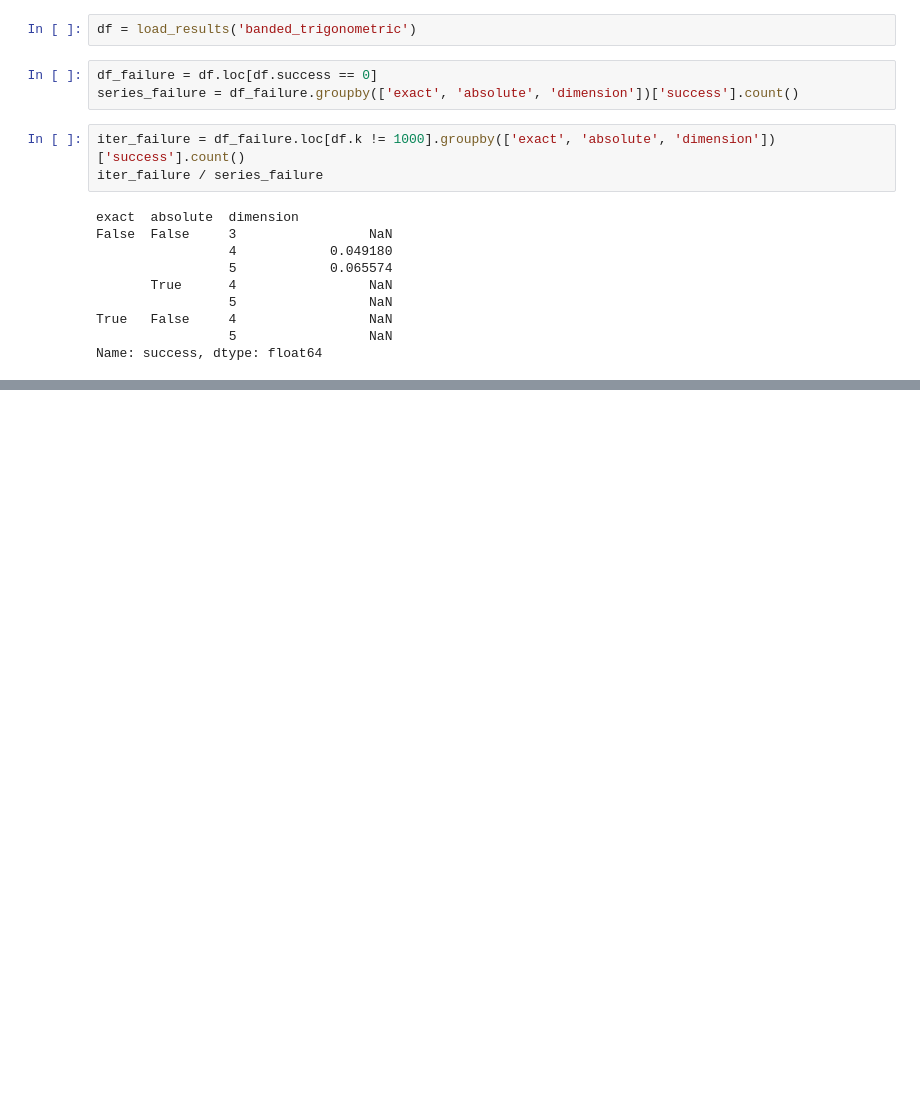
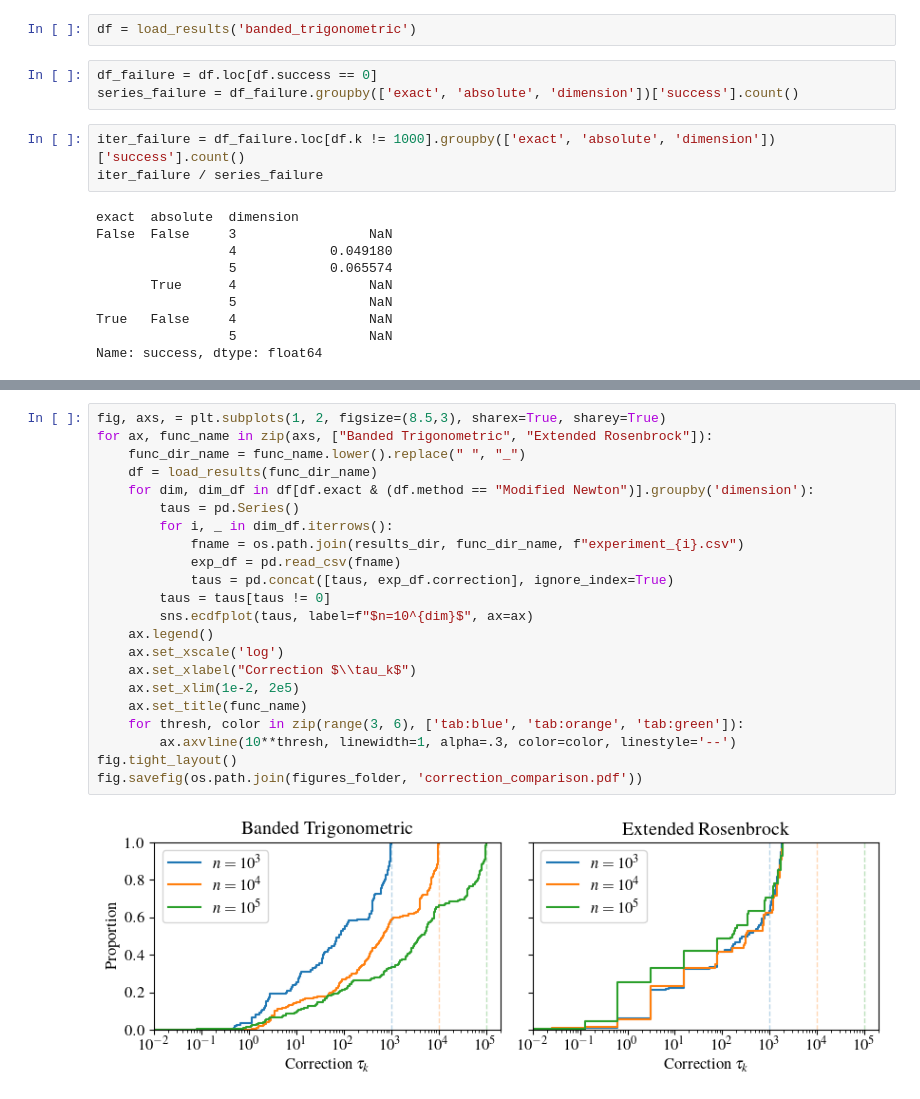
Before and after one commit to aleperlo/NO4LSP-SO-project, a Jupyter notebook: numerical-optimization/notebooks/tables.ipynb, the cells around one changed output, grey strips where cells are left out. Cells and saved outputs as stored; diff of their text form; blank space fills up the shorter version.

Commit message:
Added plots on tau

```diff
--- a/numerical-optimization/notebooks/tables.ipynb
+++ b/numerical-optimization/notebooks/tables.ipynb
@@ -230,0 +240,24 @@ pd.DataFrame([iter_failure, series_failure])
+# %%
+fig, axs, = plt.subplots(1, 2, figsize=(8.5,3), sharex=True, sharey=True)
+for ax, func_name in zip(axs, ["Banded Trigonometric", "Extended Rosenbrock"]):
+    func_dir_name = func_name.lower().replace(" ", "_")
+    df = load_results(func_dir_name)
+    for dim, dim_df in df[df.exact & (df.method == "Modified Newton")].groupby('dimension'):
+        taus = pd.Series()
+        for i, _ in dim_df.iterrows():
+            fname = os.path.join(results_dir, func_dir_name, f"experiment_{i}.csv")
+            exp_df = pd.read_csv(fname)
+            taus = pd.concat([taus, exp_df.correction], ignore_index=True)
+        taus = taus[taus != 0]
+        sns.ecdfplot(taus, label=f"$n=10^{dim}$", ax=ax)
+    ax.legend()
+    ax.set_xscale('log')
+    ax.set_xlabel("Correction $\\tau_k$")
+    ax.set_xlim(1e-2, 2e5)
+    ax.set_title(func_name)
+    for thresh, color in zip(range(3, 6), ['tab:blue', 'tab:orange', 'tab:green']):
+        ax.axvline(10**thresh, linewidth=1, alpha=.3, color=color, linestyle='--')
+fig.tight_layout()
+fig.savefig(os.path.join(figures_folder, 'correction_comparison.pdf'))
+# %% [output]
+[figure, added]
```
Also changed, not shown: parts of 4 cells of this notebook, 3 other files.
